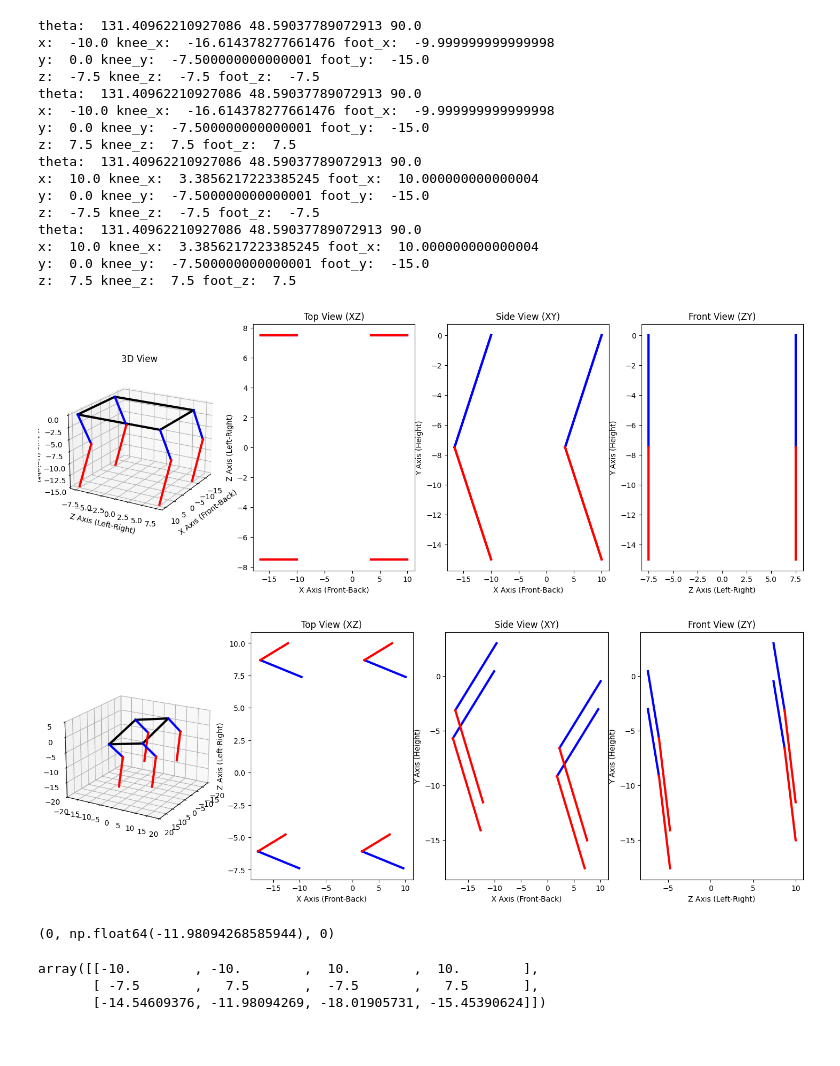
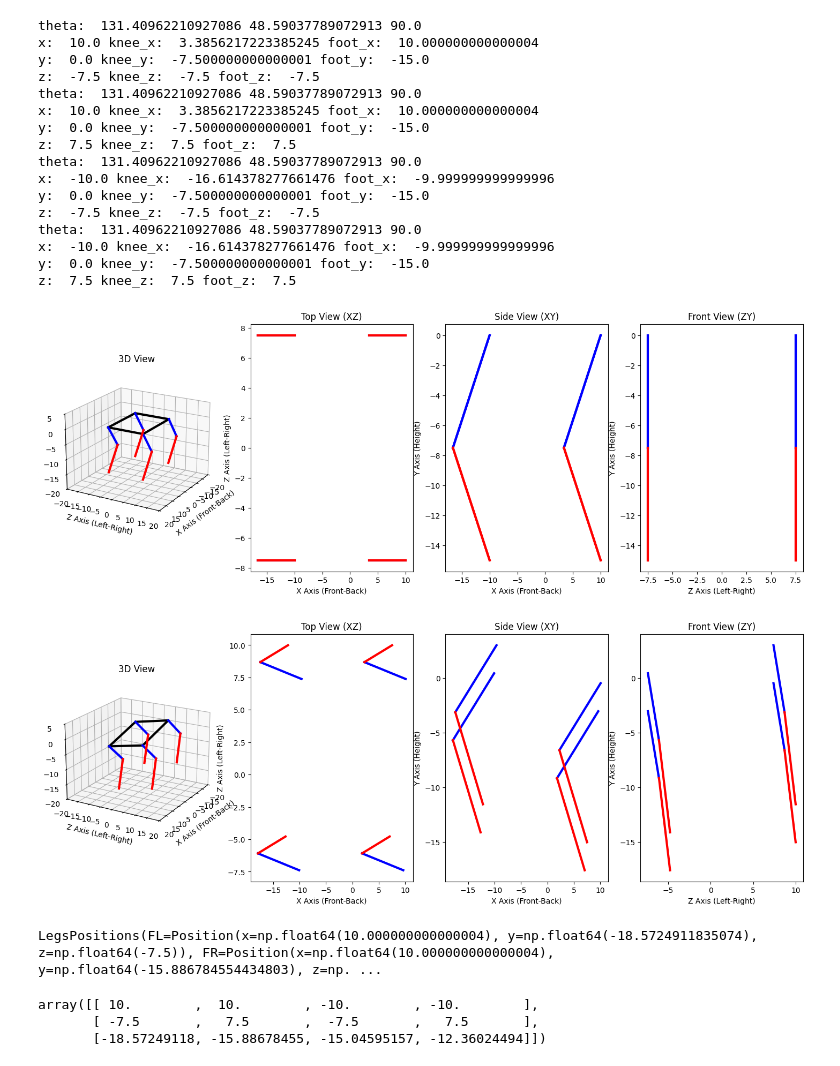
Before and after one commit to tjjd4/robotdog-movement, a Jupyter notebook: calculation/gyroscope_compensation.ipynb, the cells around one changed output. Cells and saved outputs as stored; diff of their text form; code cells hidden in the pictures.

```diff
--- a/calculation/gyroscope_compensation.ipynb
+++ b/calculation/gyroscope_compensation.ipynb
@@ -31,8 +31,8 @@ leg_lower_length = 10  # 小腿長度 (Y 軸)
 stand_height = 15  # 站立高度 (肩部到地面)
 
 # 機器狗的肩部位置 (X, Z, Y)
-shoulder_positions = np.array([
-    [-body_length / 2, -body_length / 2, body_length / 2, body_length / 2],
+shoulder_positions = np.asfortranarray([
+    [body_length / 2, body_length / 2, -body_length / 2, -body_length / 2],
     [-body_width / 2, body_width / 2, -body_width / 2, body_width / 2],
     [0, 0, 0, 0],
 ])
@@ -59,14 +59,6 @@ for i in range(4):
 
     foot_positions[:,i] = [foot_x, foot_z, foot_y]
 # %% [output]
-theta:  131.40962210927086 48.59037789072913 90.0
-x:  -10.0 knee_x:  -16.614378277661476 foot_x:  -9.999999999999998
-y:  0.0 knee_y:  -7.500000000000001 foot_y:  -15.0
-z:  -7.5 knee_z:  -7.5 foot_z:  -7.5
-theta:  131.40962210927086 48.59037789072913 90.0
-x:  -10.0 knee_x:  -16.614378277661476 foot_x:  -9.999999999999998
-y:  0.0 knee_y:  -7.500000000000001 foot_y:  -15.0
-z:  7.5 knee_z:  7.5 foot_z:  7.5
 theta:  131.40962210927086 48.59037789072913 90.0
 x:  10.0 knee_x:  3.3856217223385245 foot_x:  10.000000000000004
 y:  0.0 knee_y:  -7.500000000000001 foot_y:  -15.0
@@ -75,6 +67,14 @@ theta:  131.40962210927086 48.59037789072913 90.0
 x:  10.0 knee_x:  3.3856217223385245 foot_x:  10.000000000000004
 y:  0.0 knee_y:  -7.500000000000001 foot_y:  -15.0
 z:  7.5 knee_z:  7.5 foot_z:  7.5
+theta:  131.40962210927086 48.59037789072913 90.0
+x:  -10.0 knee_x:  -16.614378277661476 foot_x:  -9.999999999999996
+y:  0.0 knee_y:  -7.500000000000001 foot_y:  -15.0
+z:  -7.5 knee_z:  -7.5 foot_z:  -7.5
+theta:  131.40962210927086 48.59037789072913 90.0
+x:  -10.0 knee_x:  -16.614378277661476 foot_x:  -9.999999999999996
+y:  0.0 knee_y:  -7.500000000000001 foot_y:  -15.0
+z:  7.5 knee_z:  7.5 foot_z:  7.5
 # %%
 # 繪製 3D 及 3 個 2D 視角的機器狗模型
 fig = plt.figure(figsize=(18, 6))
@@ -85,6 +85,11 @@ ax3d.set_title("3D View")
 ax3d.set_xlabel("X Axis (Front-Back)")
 ax3d.set_ylabel("Z Axis (Left-Right)")
 ax3d.set_zlabel("Y Axis (Height)")
+ax3d.set_xlim(-20,20)
+ax3d.xaxis.set_major_locator(MultipleLocator(5))
+ax3d.set_ylim(-20,20)
+ax3d.yaxis.set_major_locator(MultipleLocator(5))
+ax3d.set_zlim(-20,5)
 ax3d.view_init(elev=20, azim=30)
 
 # XZ 平面 (正視圖)
@@ -120,34 +125,34 @@ for line in body_lines:
 for i in range(4):
     ax3d.plot(
         [shoulder_positions[0, i], knee_positions[0, i]],
         [shoulder_positions[1, i], knee_positions[1, i]],
         [shoulder_positions[2, i], knee_positions[2, i]],
         'b-', lw=3)  # 大腿
 
     ax3d.plot(
         [knee_positions[0, i], foot_positions[0, i]],
         [knee_positions[1, i], foot_positions[1, i]],
         [knee_positions[2, i], foot_positions[2, i]],
         'r-', lw=3)  # 小腿
 
 # 繪製 XZ 平面
 for i in range(4):
     ax_xz.plot([shoulder_positions[0, i], knee_positions[0, i]], [shoulder_positions[1, i], knee_positions[1, i]], 'b-', lw=3)  # 大腿
     ax_xz.plot([knee_positions[0, i], foot_positions[0, i]], [knee_positions[1, i], foot_positions[1, i]], 'r-', lw=3)  # 小腿
 
 # 繪製 XY 平面
 for i in range(4):
     ax_xy.plot([shoulder_positions[0, i], knee_positions[0, i]], [shoulder_positions[2, i], knee_positions[2, i]], 'b-', lw=3)  # 大腿
     ax_xy.plot([knee_positions[0, i], foot_positions[0, i]], [knee_positions[2, i], foot_positions[2, i]], 'r-', lw=3)  # 小腿
 
 # 繪製 ZY 平面
 for i in range(4):
     ax_zy.plot([shoulder_positions[1, i], knee_positions[1, i]], [shoulder_positions[2, i], knee_positions[2, i]], 'b-', lw=3)  # 大腿
     ax_zy.plot([knee_positions[1, i], foot_positions[1, i]], [knee_positions[2, i], foot_positions[2, i]], 'r-', lw=3)  # 小腿
 
 plt.show()
 # %% [output]
-[figure, old version]
+[figure, new version]
 # %%
 R = euler2mat(math.radians(10),math.radians(10),0)
 gyro_shoulder_positions = R @ shoulder_positions
@@ -163,6 +168,10 @@ gyro_foot_positions = R @ foot_positions
 
 fig = plt.figure(figsize=(18, 6))
 gyro_ax3d = fig.add_subplot(141, projection='3d')
+gyro_ax3d.set_title("3D View")
+gyro_ax3d.set_xlabel("X Axis (Front-Back)")
+gyro_ax3d.set_ylabel("Z Axis (Left-Right)")
+gyro_ax3d.set_zlabel("Y Axis (Height)")
 gyro_ax3d.set_xlim(-20,20)
 gyro_ax3d.xaxis.set_major_locator(MultipleLocator(5))
 gyro_ax3d.set_ylim(-20,20)
@@ -221,7 +230,7 @@ for i in range(4):
 
 plt.show()
 # %% [output]
-[figure, old version]
+[figure, new version]
 # %%
 def get_plane_from_points(p1: np.ndarray, p2: np.ndarray, p3: np.ndarray):
     v1 = np.array(p2) - np.array(p1)
@@ -282,23 +347,17 @@ angle2 = get_angle_from_position(0, -15, 0, LegPosition.FL, gyro_data)
 # %%
 gyro_data = GyroData(roll=10, pitch=10, yaw=0)
-points = compenstated_with_gyro_data(0, -15, 0, LegPosition.FR, gyro_data)
-points
+
+temp = compensate_legs_positions_by_gyro(get_legs_positions_from_np_array(foot_positions), gyro_data=gyro_data)
+print(temp)
+compensated_foot_positions = get_np_array_from_legs_positions(temp)
+
+
+compensated_foot_positions
 # %% [output]
-(0, np.float64(-11.98094268585944), 0)
+LegsPositions(FL=Position(x=np.float64(10.000000000000004), y=np.float64(-18.5724911835074), z=np.float64(-7.5)), FR=Position(x=np.float64(10.000000000000004), y=np.float64(-15.886784554434803), z=np. ...
+array([[ 10.        ,  10.        , -10.        , -10.        ],
+       [ -7.5       ,   7.5       ,  -7.5       ,   7.5       ],
+       [-18.57249118, -15.88678455, -15.04595157, -12.36024494]])
-# %%
-compensated_foot_positions = foot_positions.copy()
-gyro_data = GyroData(roll=10, pitch=10, yaw=0)
-
-for i in range(4):
-    x, y, z = compenstated_with_gyro_data(x=compensated_foot_positions[0,i], y=compensated_foot_positions[2,i], z=compensated_foot_positions[1,i], leg_position=i, gyro_data=gyro_data)
-    compensated_foot_positions[:,i] = np.asfortranarray([x, z, y])
-
-
-compensated_foot_positions
-# %% [output]
-array([[-10.        , -10.        ,  10.        ,  10.        ],
-       [ -7.5       ,   7.5       ,  -7.5       ,   7.5       ],
-       [-14.54609376, -11.98094269, -18.01905731, -15.45390624]])
 # %%
 compensated_shoulder_positions = shoulder_positions.copy()
 compensated_knee_positions = np.zeros_like(compensated_shoulder_positions)
```
Also changed, not shown: parts of 12 cells of this notebook, 7 other files.
